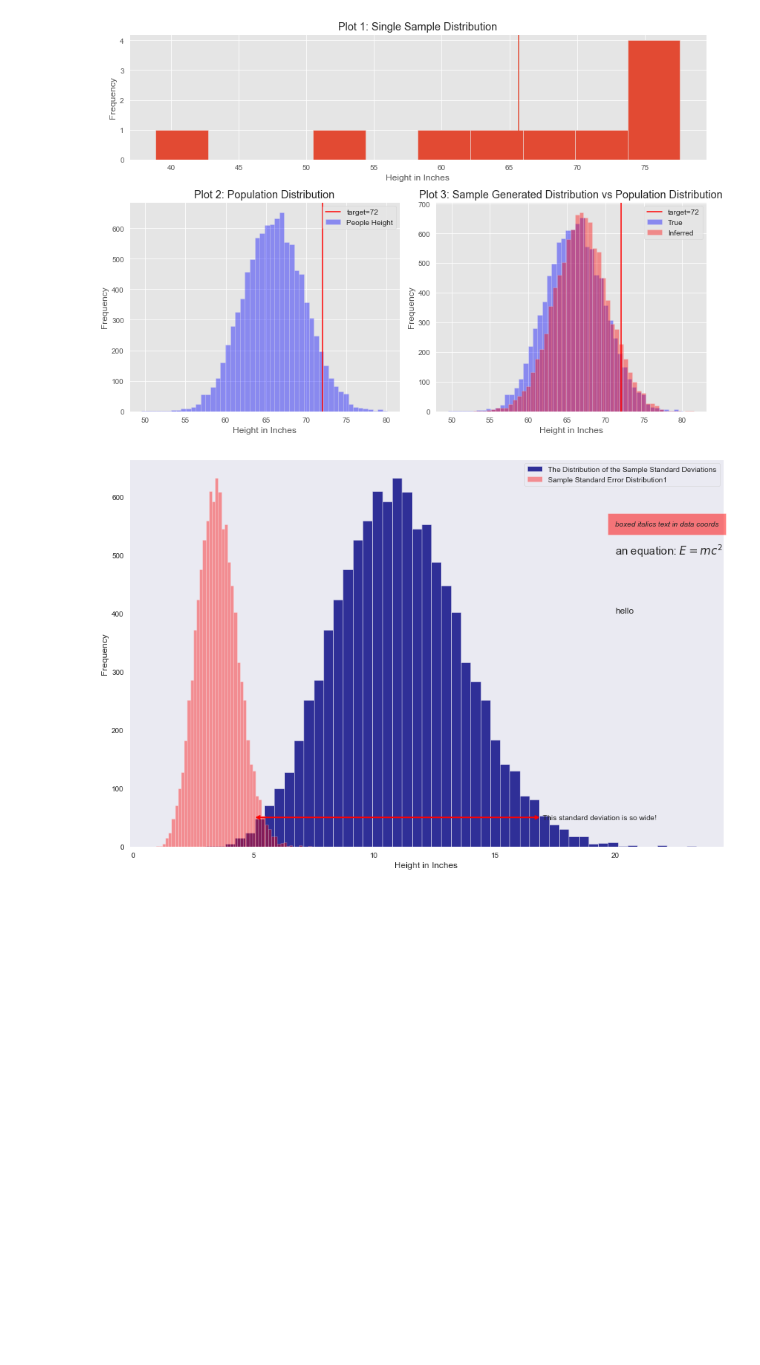
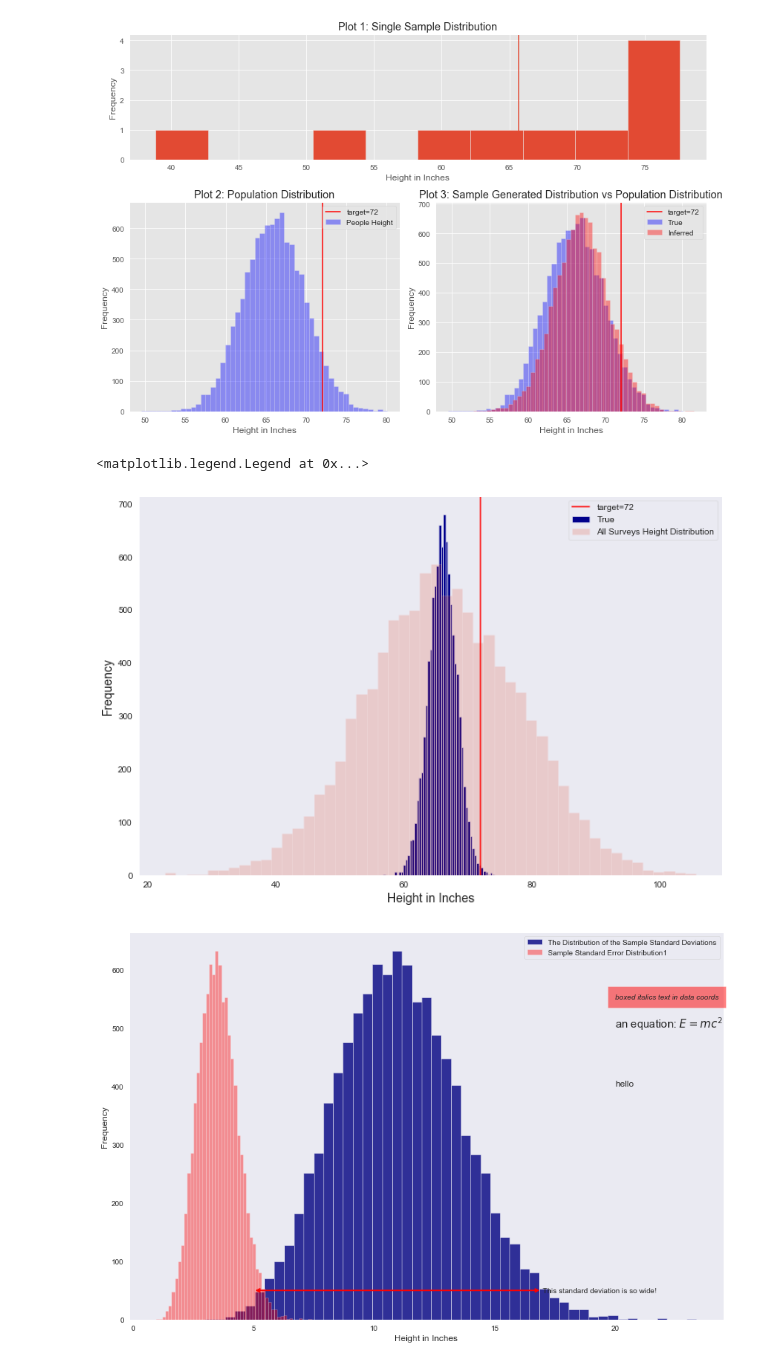
Before and after one commit to arcticv/python, a Jupyter notebook: wex1_normal_distribution.ipynb, the cells around one changed output. Drawn from its saved outputs; the diff is of its cells as text; code cells hidden in the pictures; blank space fills up the shorter version.

```diff
--- a/wex1_normal_distribution.ipynb
+++ b/wex1_normal_distribution.ipynb
@@ -155,6 +155,27 @@ plt.tight_layout()
 # %% [output]
 Sample Standard Deviation:  9.69336629245248
 [figure]
+# %%
+# true vs all surveys combined
+fig, ax = plt.subplots(figsize=(12,8))
+
+# True Population
+sns.distplot(np.mean(height_surveys,axis=1), kde=False,
+             label='True', color='darkblue', hist_kws = {"alpha": 1.0}, ax=ax)
+
+ax.axvline(x=target, color='red', label=('target=' + str(round(target,2))))
+
+# If you unwrap all surveys, can make distribution wider than True
+sns.distplot(height_surveys.flatten()[:height_surveys.shape[0]],
+             kde=False,
+             label='All Surveys Height Distribution', hist_kws = {"alpha": 0.2}, ax=ax)
+
+ax.set_xlabel("Height in Inches",fontsize=14)
+ax.set_ylabel("Frequency",fontsize=14)
+plt.legend()
+# %% [output]
+<matplotlib.legend.Legend at 0x...>
+[figure, added]
 # %%
 # Variance Analysis (x axis should be smaller now)
 
```
Also changed, not shown: parts of 1 cell of this notebook.
